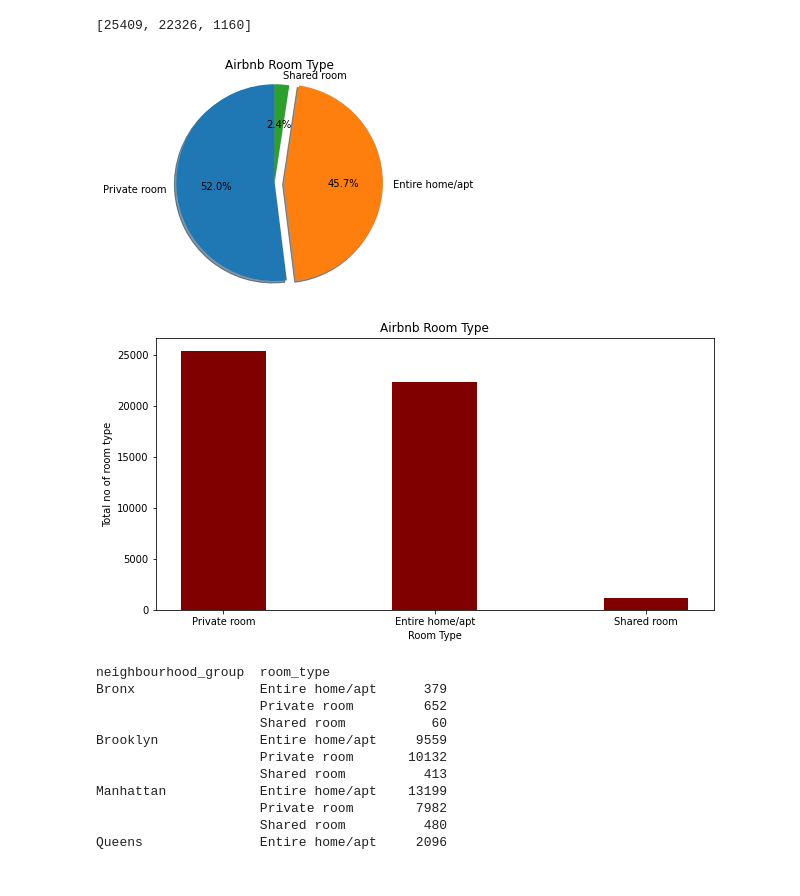
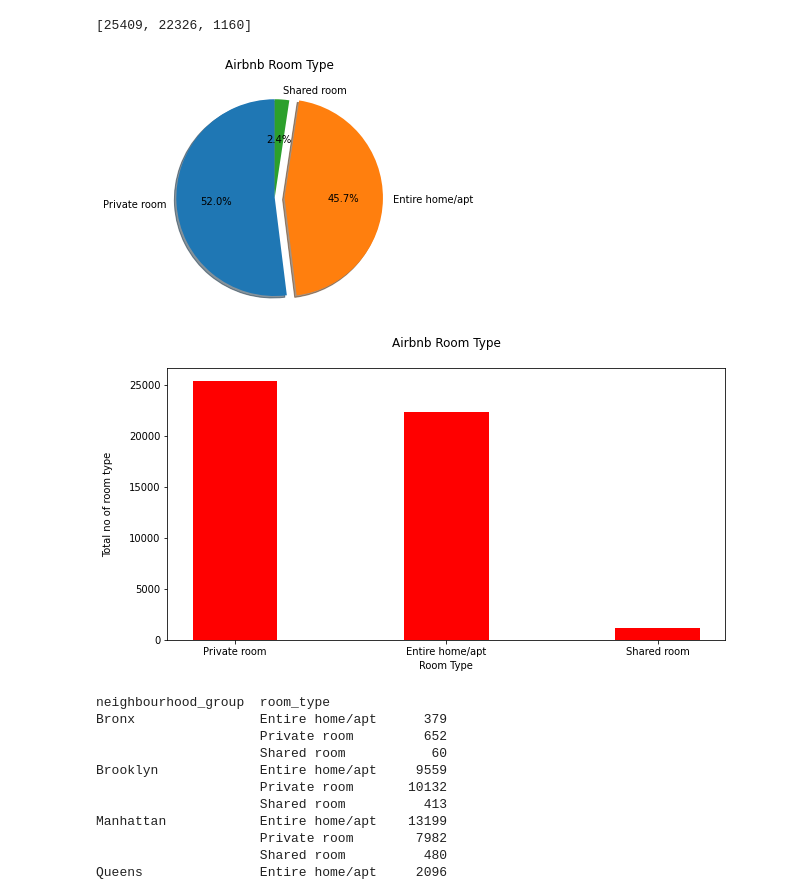
Before and after one commit to Pawan-kumar-Singh/Airbnb-data-analysis, a Jupyter notebook: Copy_of_Copy_of_Airbnb_Bookings_Analysis_Capstone_Project.ipynb, the cells around one changed output. Drawn from its saved outputs; the diff is of its cells as text; code cells hidden in the pictures.

```diff
--- a/Copy_of_Copy_of_Airbnb_Bookings_Analysis_Capstone_Project.ipynb
+++ b/Copy_of_Copy_of_Airbnb_Bookings_Analysis_Capstone_Project.ipynb
@@ -264,27 +275,27 @@ unique_room_no
 # %%
 data = unique_room_no
 label = unique_room
 
 plt.pie(data, labels=label, autopct='%1.1f%%', explode=[0,0.1,0], shadow=True, startangle=90)
-plt.title('Airbnb Room Type')
+plt.title('Airbnb Room Type\n')
 
 plt.axis('scaled')
 plt.show()
 # %% [output]
-[figure, old version]
+[figure, new version]
 # %%
 data = unique_room_no
 label = unique_room
 
 fig = plt.figure(figsize=(10,5))
-plt.bar(label,data, color='maroon', width=0.4)
+plt.bar(label,data, color='red', width=0.4)
 
 plt.xlabel("Room Type")
-plt.ylabel("Total no of room type")
-plt.title("Airbnb Room Type")
+plt.ylabel("Total no of room type\n")
+plt.title("Airbnb Room Type\n")
 plt.show()
 # %% [output]
-[figure, old version]
+[figure, new version]
 # %%
 neighbour_group_roomtype = new_airbnb.groupby(['neighbourhood_group','room_type'])['room_type'].count()
 neighbour_group_roomtype
```
Also changed, not shown: parts of 40 cells of this notebook.
